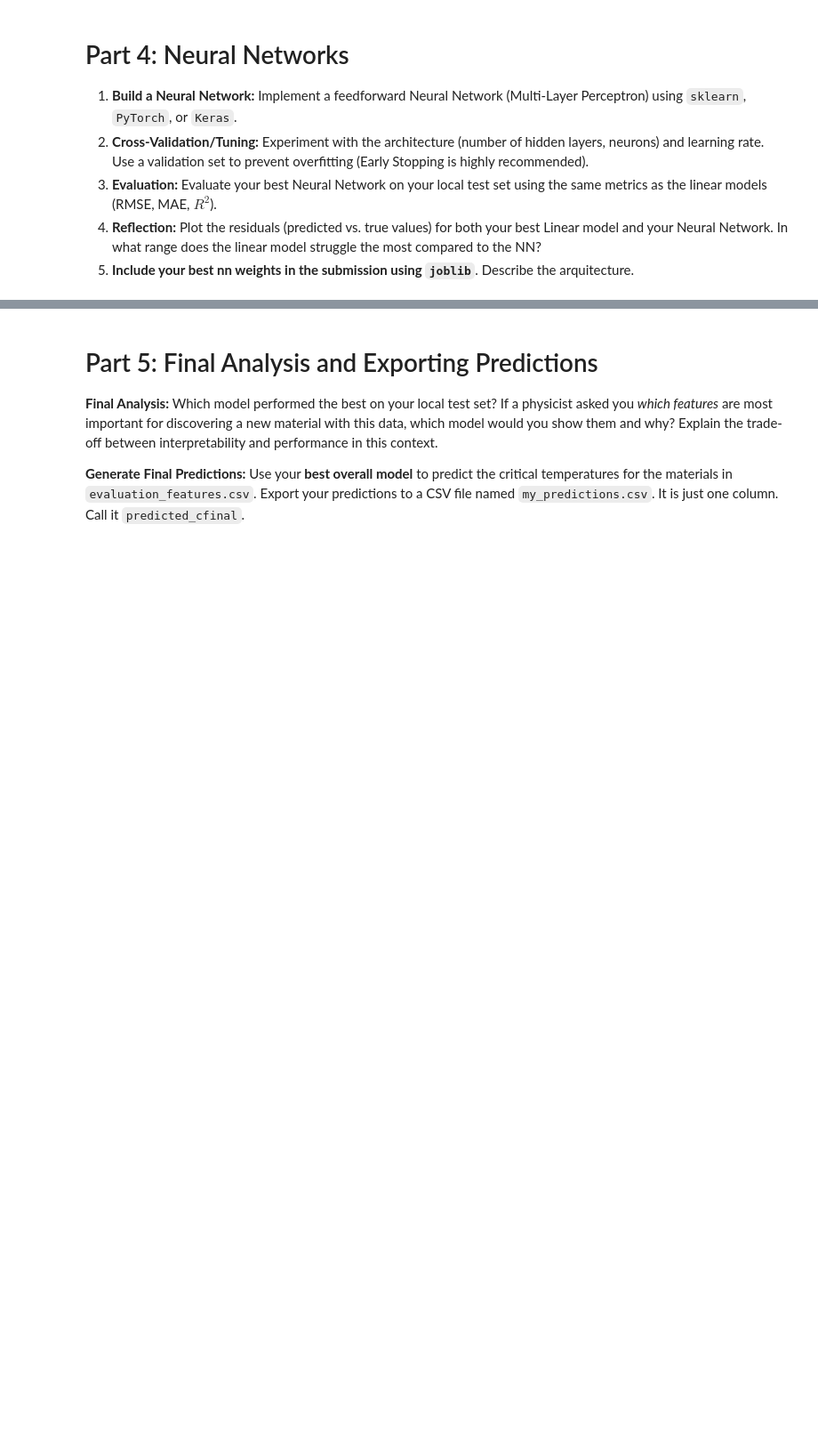
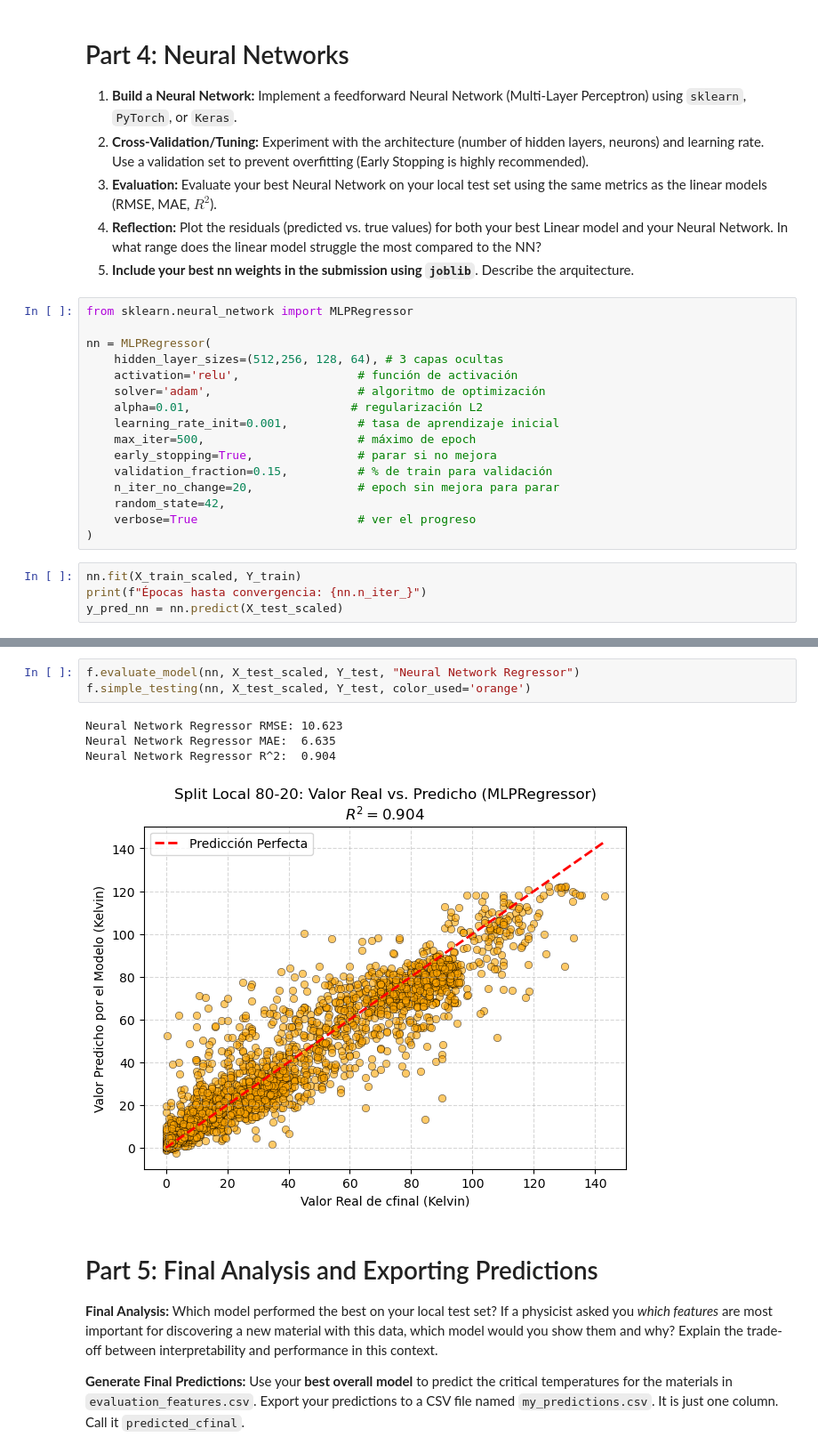
Before and after one commit to AlejoProjects/ML_project_part_1, a Jupyter notebook: SubmissionTemplate.ipynb, the cells around one changed output, grey strips where cells are left out. Shown at 89% size. Cells and saved outputs as stored; diff of their text form; blank space fills up the shorter version.

Commit message:
neural network made by Juan added

```diff
--- a/SubmissionTemplate.ipynb
+++ b/SubmissionTemplate.ipynb
@@ -462,3 +468,23 @@ plt.show()
 3. **Evaluation:** Evaluate your best Neural Network on your local test set using the same metrics as the linear models (RMSE, MAE, $R^2$).
 4. **Reflection:** Plot the residuals (predicted vs. true values) for both your best Linear model and your Neural Network. In what range does the linear model struggle the most compared to the NN?
 5. **Include your best nn weights in the submission using `joblib`**. Describe the arquitecture.
+# %%
+from sklearn.neural_network import MLPRegressor
+
+nn = MLPRegressor(
+    hidden_layer_sizes=(512,256, 128, 64), # 3 capas ocultas
+    activation='relu',                 # función de activación
+    solver='adam',                     # algoritmo de optimización
+    alpha=0.01,                       # regularización L2
+    learning_rate_init=0.001,          # tasa de aprendizaje inicial
+    max_iter=500,                      # máximo de epoch
+    early_stopping=True,               # parar si no mejora
+    validation_fraction=0.15,          # % de train para validación
+    n_iter_no_change=20,               # epoch sin mejora para parar
+    random_state=42,
+    verbose=True                       # ver el progreso
+)
+# %%
+nn.fit(X_train_scaled, Y_train)
+print(f"Épocas hasta convergencia: {nn.n_iter_}")
+y_pred_nn = nn.predict(X_test_scaled)
@@ -465,3 +509,11 @@ plt.show()
+# %%
+f.evaluate_model(nn, X_test_scaled, Y_test, "Neural Network Regressor")
+f.simple_testing(nn, X_test_scaled, Y_test, color_used='orange')
+# %% [output]
+Neural Network Regressor RMSE: 10.623
+Neural Network Regressor MAE:  6.635
+Neural Network Regressor R^2:  0.904
+[figure, added]
 # %% [markdown]
 # Part 5: Final Analysis and Exporting Predictions
 
```
Also changed, not shown: parts of 5 cells of this notebook.
